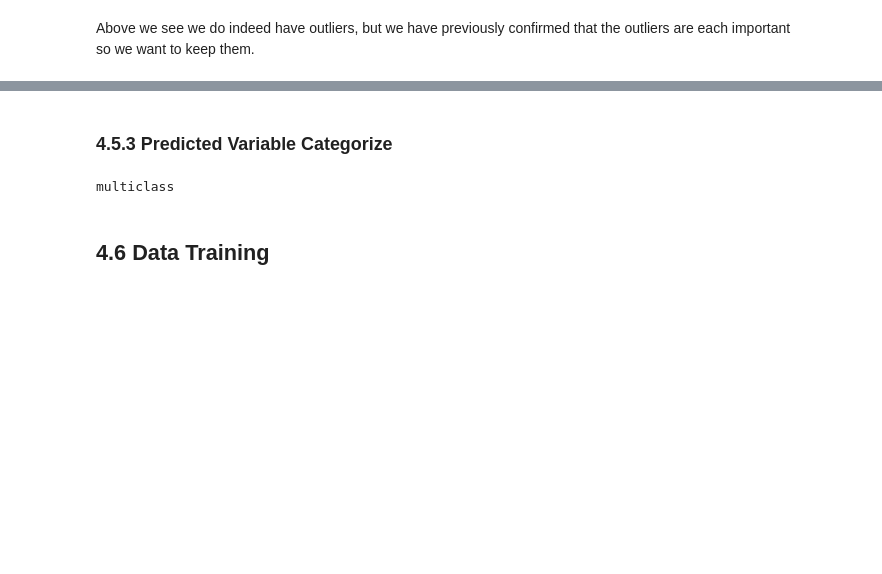
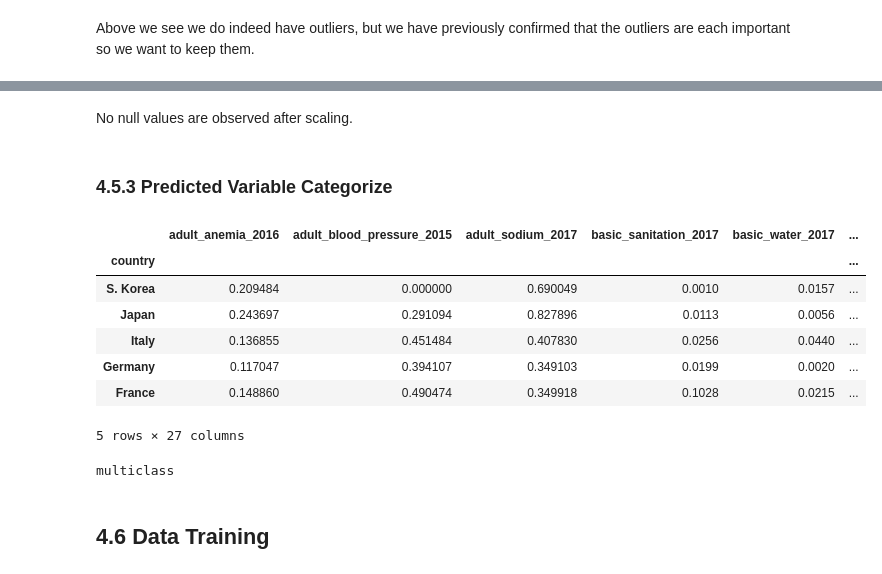
Before and after one commit to grykah/SBwork, a Jupyter notebook: Capstone2/AnalysisCode/Feature Engineering/Capstone2_PreprocessingandTrainingData.ipynb, the cells around one changed output, grey strips where cells are left out. Saved outputs shown, nothing was run; the diff lists cells and outputs as text; code cells hidden in the pictures; blank space fills up the shorter version.

```diff
--- a/Capstone2/AnalysisCode/Feature Engineering/Capstone2_PreprocessingandTrainingData.ipynb
+++ b/Capstone2/AnalysisCode/Feature Engineering/Capstone2_PreprocessingandTrainingData.ipynb
@@ -135,4 +179,18 @@ Above we see we do indeed have outliers, but we have previously confirmed that t
+# %% [markdown]
+No null values are observed after scaling.
 # %% [markdown]
 ### 4.5.3 Predicted Variable Categorize<a id='4.5.3_Predicted_Variable_Categorize'></a>
+# %%
+df.drop('day_number', axis=1)
+df.head()
+# %% [output]
+|  | adult_anemia_2016 | adult_blood_pressure_2015 | adult_sodium_2017 | basic_sanitation_2017 | basic_water_2017 | ... |
+| country |  |  |  |  |  | ... |
+| S. Korea | 0.209484 | 0.000000 | 0.690049 | 0.0010 | 0.0157 | ... |
+| Japan | 0.243697 | 0.291094 | 0.827896 | 0.0113 | 0.0056 | ... |
+| Italy | 0.136855 | 0.451484 | 0.407830 | 0.0256 | 0.0440 | ... |
+| Germany | 0.117047 | 0.394107 | 0.349103 | 0.0199 | 0.0020 | ... |
+| France | 0.148860 | 0.490474 | 0.349918 | 0.1028 | 0.0215 | ... |
+5 rows × 27 columns
 # %%
 lab_enc = preprocessing.LabelEncoder()
```
Also changed, not shown: parts of 17 cells of this notebook.
